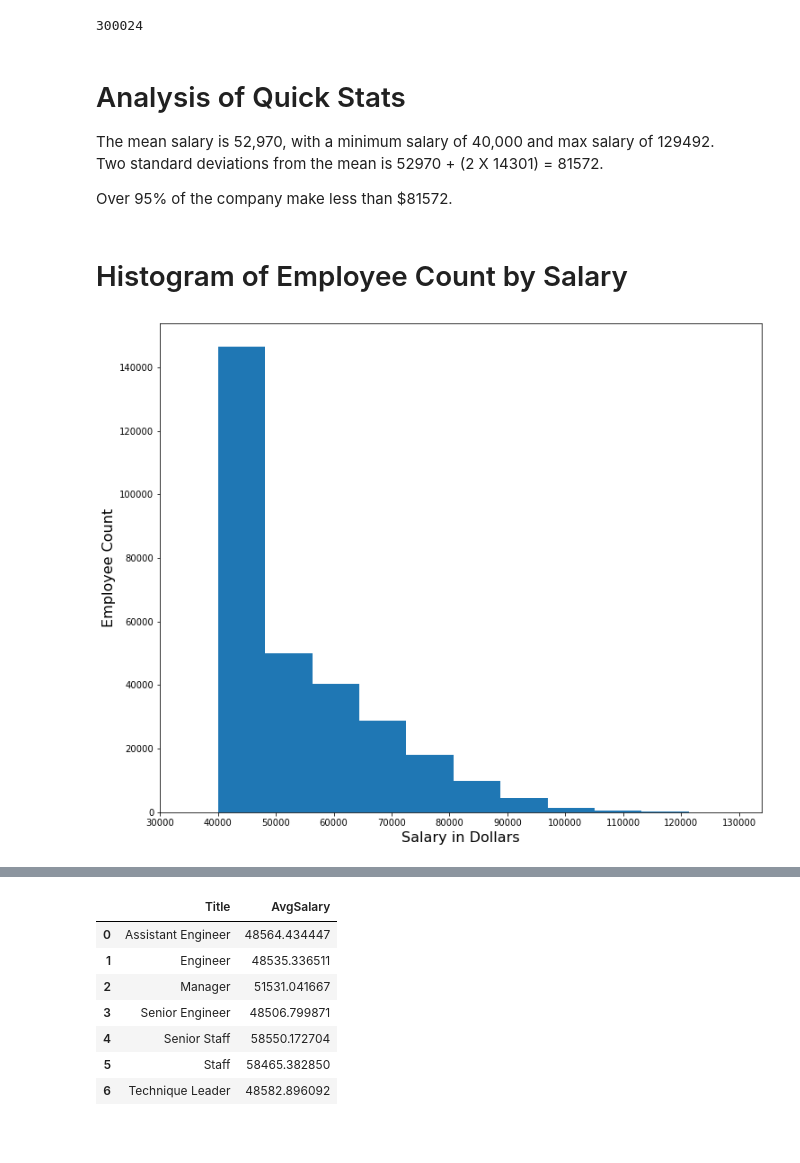
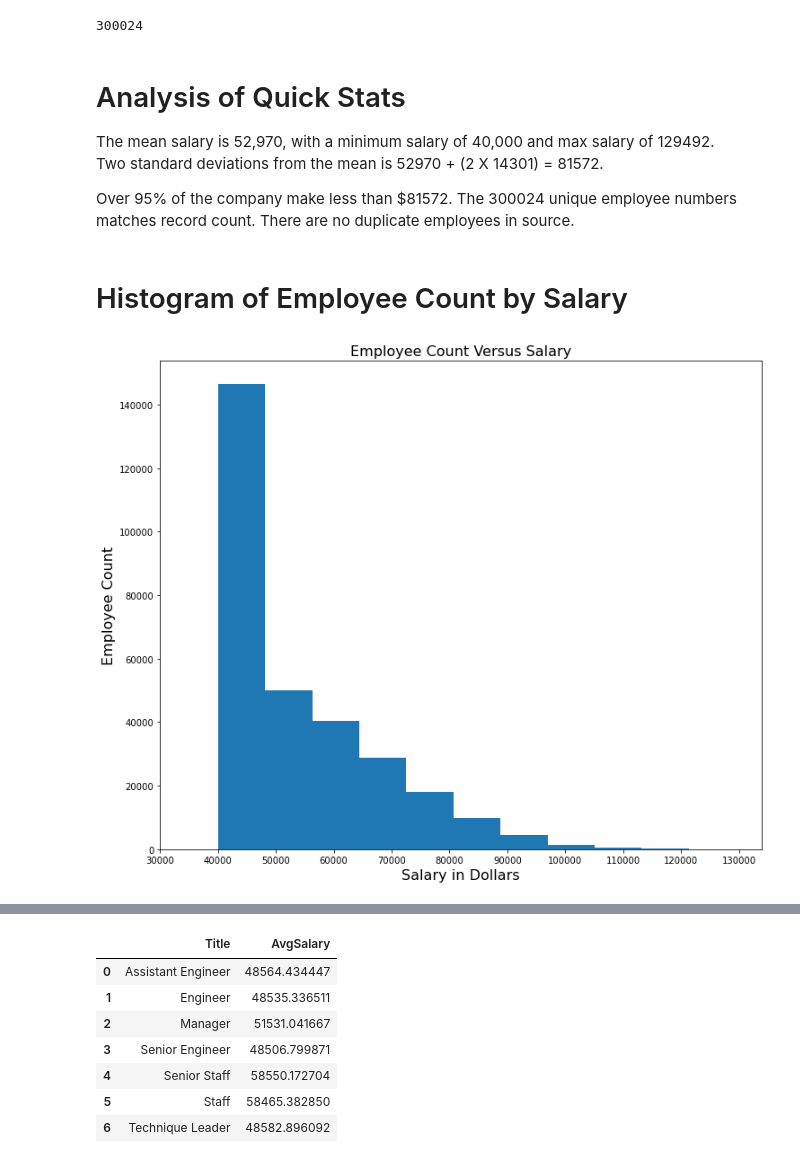
Before and after one commit to mregpala/sql-challenge, a Jupyter notebook: EmployeeSQL/EmployeeJobAnalysis.ipynb, the cells around one changed output, grey strips where cells are left out. Saved outputs shown, nothing was run; the diff lists cells and outputs as text; code cells hidden in the pictures; blank space fills up the shorter version.

```diff
--- a/EmployeeSQL/EmployeeJobAnalysis.ipynb
+++ b/EmployeeSQL/EmployeeJobAnalysis.ipynb
@@ -39,33 +44,35 @@ The mean salary is 52,970, with a minimum salary of 40,000 and max salary of 129
 Two standard deviations from the mean is 52970 + (2 X 14301) = 81572.
 
 Over 95% of the company make less than $81572.
+The 300024 unique employee numbers matches record count.  There are no duplicate employees in source.
 # %% [markdown]
 # Histogram of Employee Count by Salary
 # %%
 #sal_group = df.groupby(by=["Salary"])
 #sal_count_df = sal_group["EmployeeNo"].count().reset_index()
 #sal_count_df.rename(columns = {'EmployeeNo':'SalCount'}, inplace = True)
 x = df["Salary"]
 xmin = df["Salary"].min() - 10000
 xmax = df["Salary"].max() + 10000
 listval = []
 iterations = math.ceil((xmax - xmin) / 10000)
 for i in range(iterations):
     if i == 0:
         listval.append(xmin)
     else:
         listval.append(xmin + (10000 * i))
 
 #y = sal_count_df["SalCount"]
 plt.figure(figsize=(12,10))
 plt.hist(x, bins=len(listval))
 plt.xticks(listval)
 plt.ylabel("Employee Count",fontsize=16)
 plt.xlabel("Salary in Dollars", fontsize=16)
+plt.title("Employee Count Versus Salary", fontsize=16)
 
 plt.show()
 # %% [output]
-[figure, old version]
+[figure, new version]
 # %%
 df.groupby(by=["Salary"]).count()
 # %% [output]
```
Also changed, not shown: parts of 11 cells of this notebook, 1 other file.
